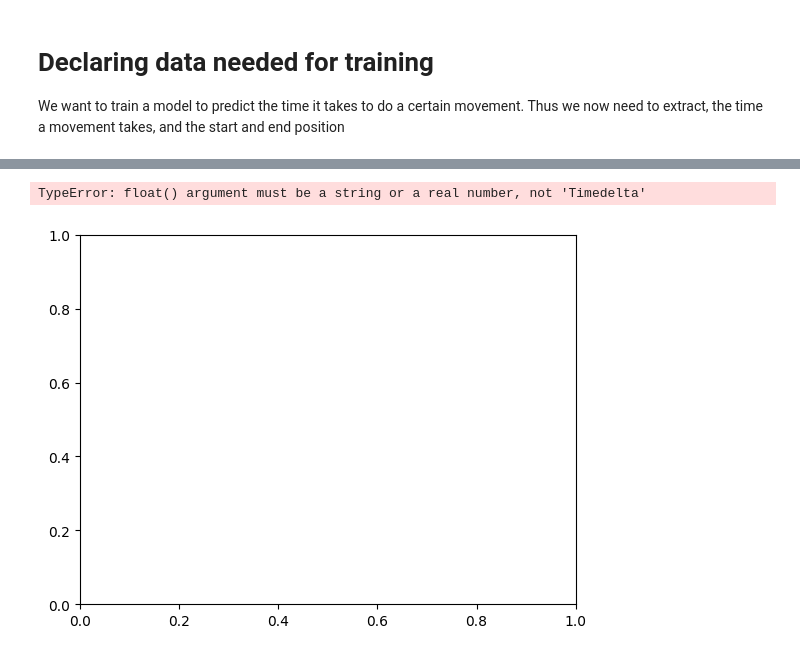
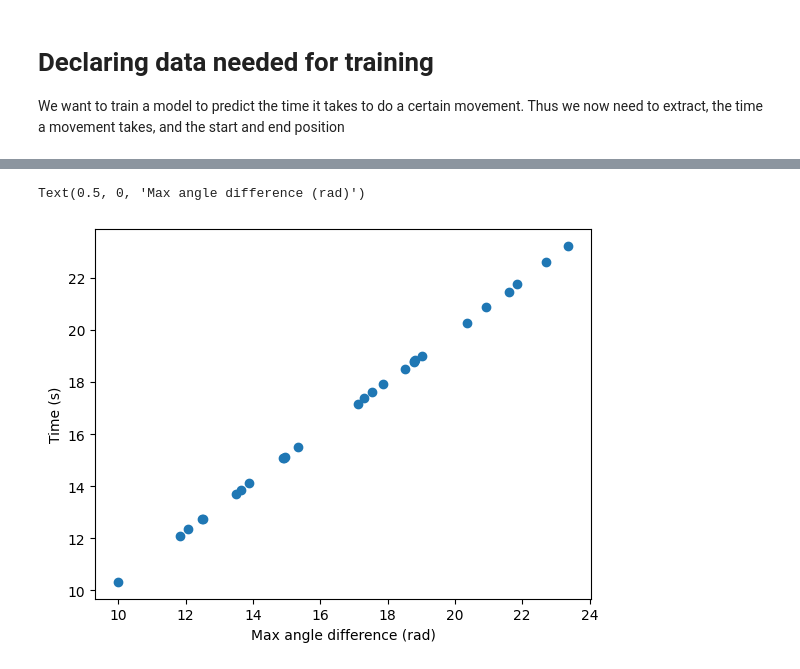
Before and after one commit to akthomsen/UR3eDTCourse, a Jupyter notebook: DT-solution/scripts/train_movement_time_model.ipynb, the cells around one changed output, grey strips where cells are left out. Cells and saved outputs as stored; diff of their text form; code cells hidden in the pictures.

Commit message:
Created the first movement time prediction model based on data.

```diff
--- a/DT-solution/scripts/train_movement_time_model.ipynb
+++ b/DT-solution/scripts/train_movement_time_model.ipynb
@@ -311,5 +363,7 @@ max_position_diff
 # %%
-plt.plot(max_position_diff, movement_time)
+plt.scatter(max_position_diff, movement_time)
+plt.ylabel("Time (s)")
+plt.xlabel("Max angle difference (rad)")
 # %% [output]
-TypeError: float() argument must be a string or a real number, not 'Timedelta'
+Text(0.5, 0, 'Max angle difference (rad)')
-[figure, old version]
+[figure, new version]
```
Also changed, not shown: parts of 19 cells of this notebook.
